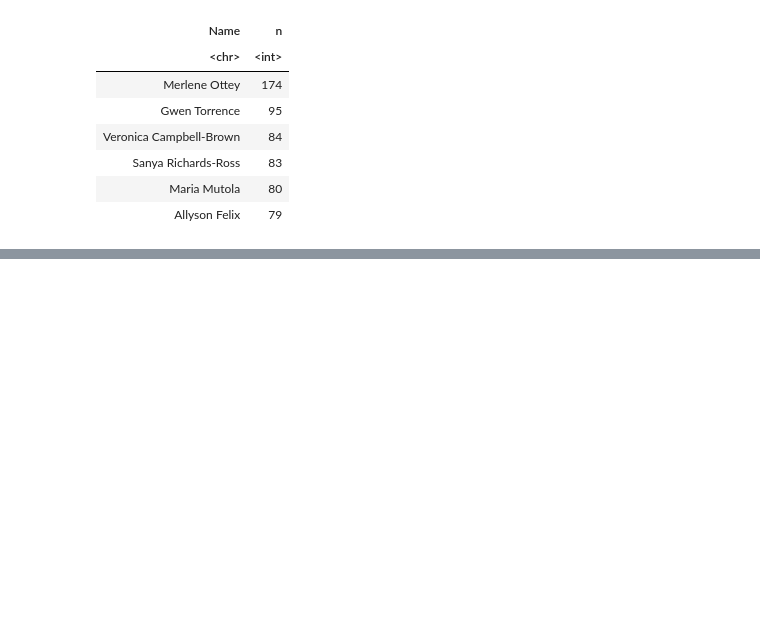
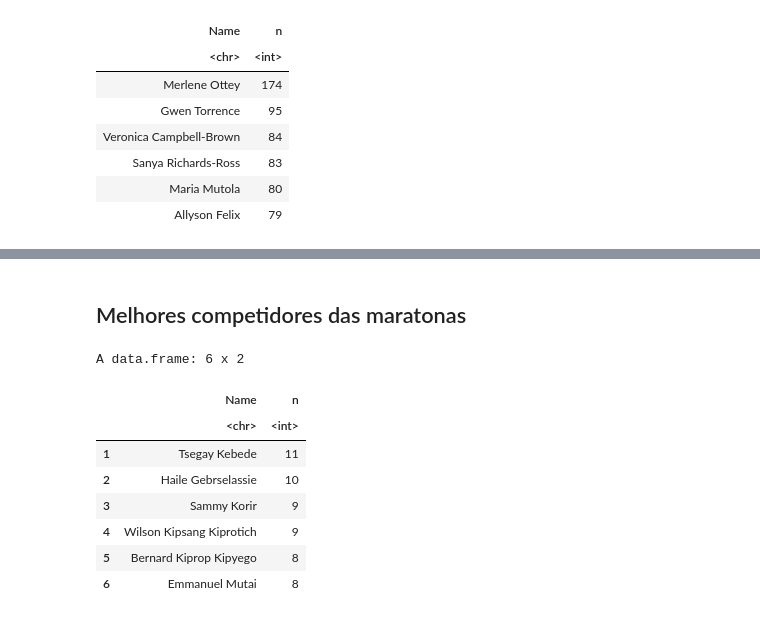
Before and after one commit to TomasLira/Sprint-and-Marathon-analysis, a Jupyter notebook: ExploratoryAnalysisRunners.ipynb, the cells around one changed output, grey strips where cells are left out. Cells and saved outputs as stored; diff of their text form; code cells hidden in the pictures; blank space fills up the shorter version.

```diff
--- a/ExploratoryAnalysisRunners.ipynb
+++ b/ExploratoryAnalysisRunners.ipynb
@@ -158,0 +238,19 @@ A grouped_df: 6 x 2
+# %% [markdown]
+## Melhores competidores das maratonas
+# %%
+head(
+runners_men |>
+filter(Event == "Marathon") |>
+filter(Place == 1 | Place == 2 | Place == 3) |>
+count(Name,sort = TRUE)
+)
+# %% [output]
+A data.frame: 6 x 2
+|  | Name | n |
+|  | <chr> | <int> |
+| 1 | Tsegay Kebede | 11 |
+| 2 | Haile Gebrselassie | 10 |
+| 3 | Sammy Korir | 9 |
+| 4 | Wilson Kipsang Kiprotich | 9 |
+| 5 | Bernard Kiprop Kipyego | 8 |
+| 6 | Emmanuel Mutai | 8 |
```
Also changed, not shown: parts of 13 cells of this notebook.
